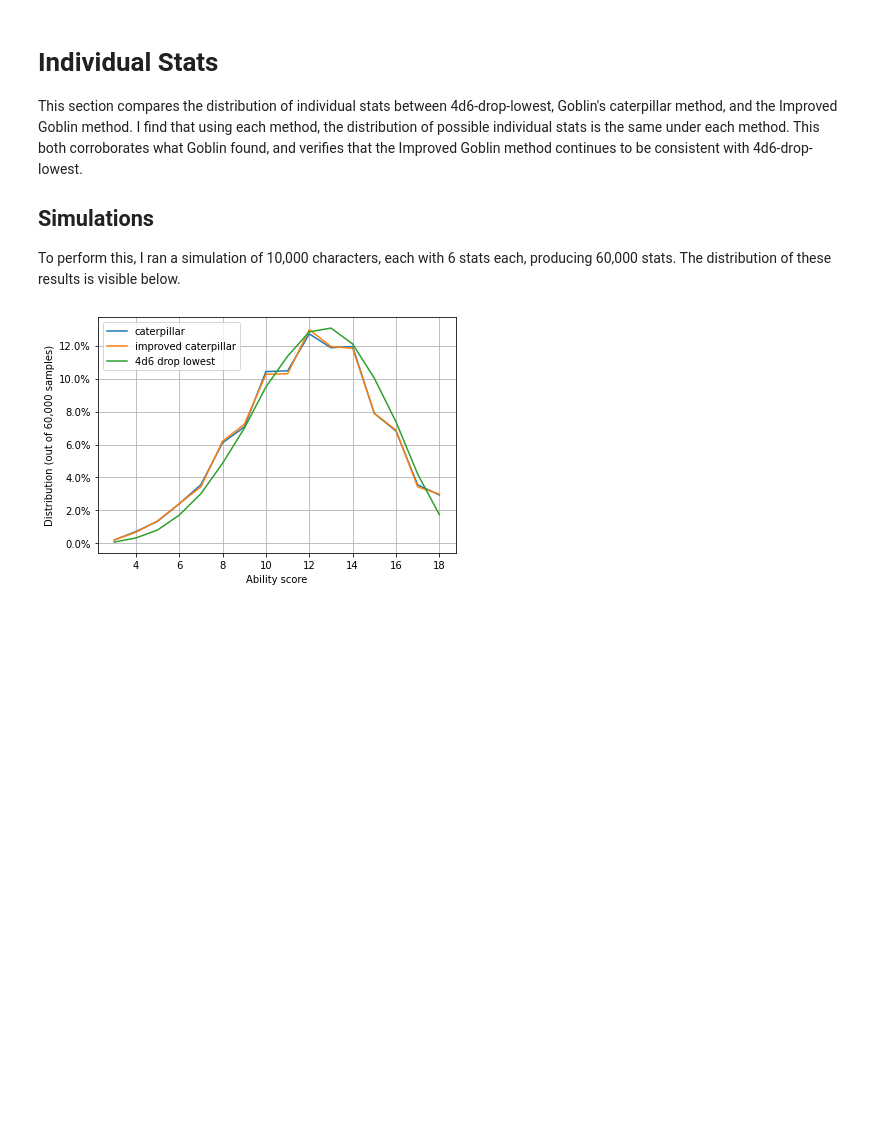
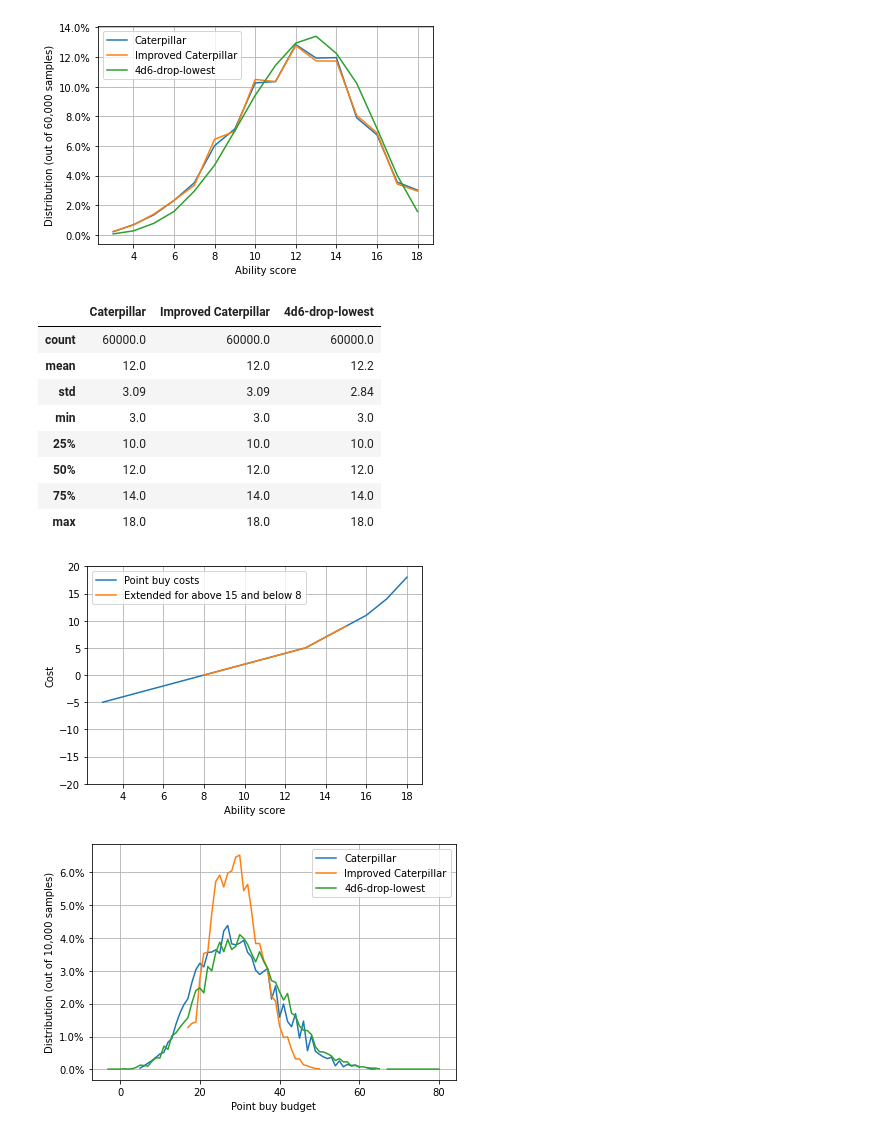
Before and after one commit to BradleyTjandra/caterpillar-stat-generation, a Jupyter notebook: book/_build/jupyter_execute/individual-stats.ipynb, the cells around one changed output. Cells and saved outputs as stored; diff of their text form; code cells hidden in the pictures; blank space fills up the shorter version.

Commit message:
Publish individual stats book chapter

```diff
--- a/book/_build/jupyter_execute/individual-stats.ipynb
+++ b/book/_build/jupyter_execute/individual-stats.ipynb
@@ -1,11 +1,3 @@
-# %% [markdown]
-# Individual Stats
-
-This section compares the distribution of individual stats between 4d6-drop-lowest, Goblin's caterpillar method, and the Improved Goblin method. I find that using each method, the distribution of possible individual stats is the same under each method. This both corroborates what Goblin found, and verifies that the Improved Goblin method continues to be consistent with 4d6-drop-lowest.
-
-## Simulations
-
-To perform this, I ran a simulation of 10,000 characters, each with 6 stats each, producing 60,000 stats. The distribution of these results is visible below.
 # %%
 # Set up link to python code
 # HIDDEN
@@ -13,15 +5,23 @@ import sys
 sys.path.append("../src/")
 # %%
 # Set up report tables
-# NO CODE
+# HIDDEN
 
 import ReportTables
-from importlib import reload
-reload(ReportTables)
-report_tables = ReportTables.ReportTables()
+# from importlib import reload
+# reload(ReportTables)
+ReportTables.run()
+# %% [output]
+[figure, added]
+|  | Caterpillar | Improved Caterpillar | 4d6-drop-lowest |
+| count | 60000.0 | 60000.0 | 60000.0 |
+| mean | 12.0 | 12.0 | 12.2 |
+| std | 3.09 | 3.09 | 2.84 |
+| min | 3.0 | 3.0 | 3.0 |
+| 25% | 10.0 | 10.0 | 10.0 |
+| 50% | 12.0 | 12.0 | 12.0 |
+| 75% | 14.0 | 14.0 | 14.0 |
+| max | 18.0 | 18.0 | 18.0 |
+[figure, added]
+[figure, added]
-# %%
-# NO CODE
-report_tables.show_stats_distribution()
-# %% [output]
-[figure, removed]
 # %% [markdown]
```
Also changed, not shown: parts of 3 cells of this notebook, 26 other files.
